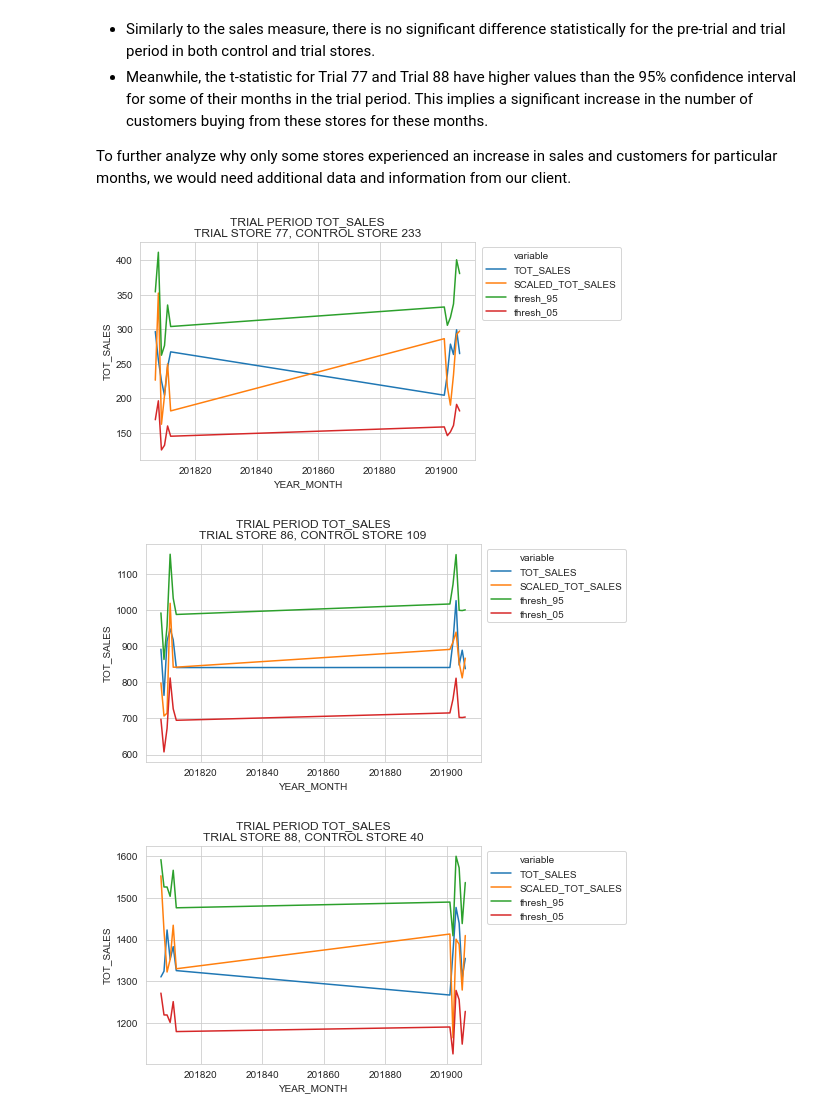
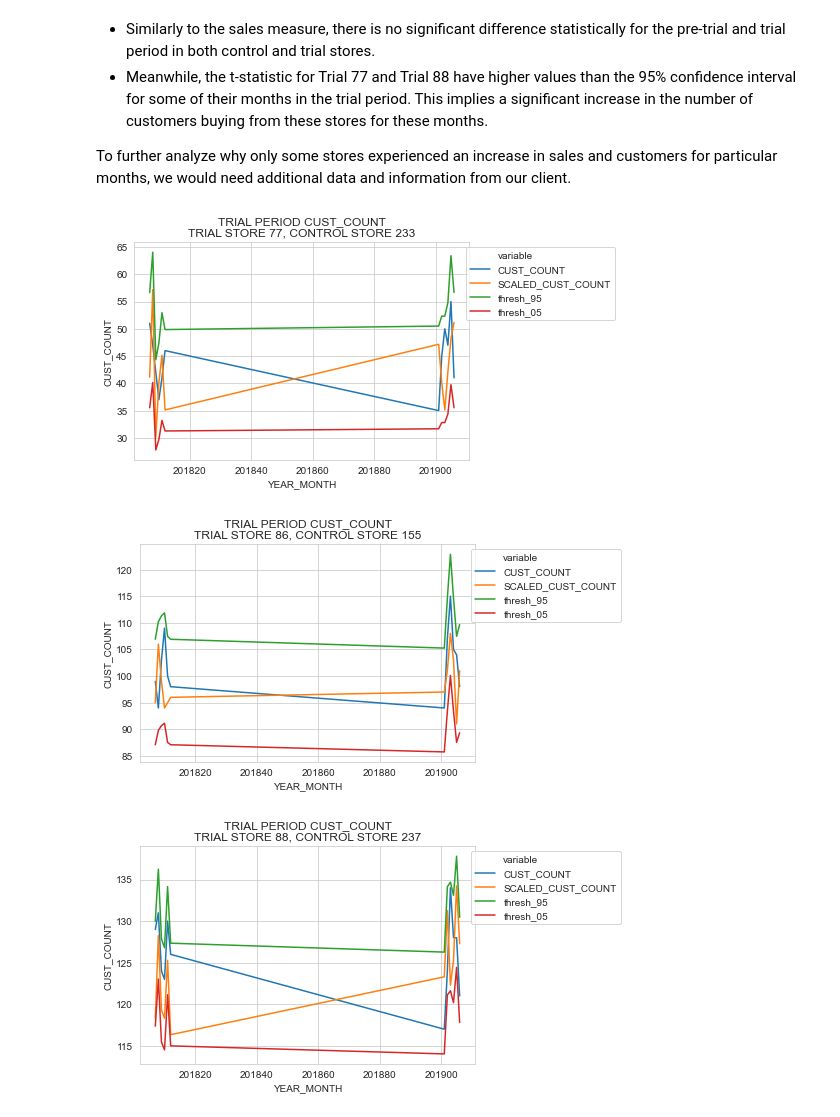
Before and after one commit to dherzey/Forage_Virtual_Internship, a Jupyter notebook: Quantium/Quantium_Task2-sample.ipynb, the cells around one changed output. Drawn from its saved outputs; the diff is of its cells as text; code cells hidden in the pictures.

Commit message:
Saved plots from Quantium notebooks

```diff
--- a/Quantium/Quantium_Task2-sample.ipynb
+++ b/Quantium/Quantium_Task2-sample.ipynb
@@ -552,7 +552,8 @@ Plot of each trial and control measures:
 
 To further analyze why only some stores experienced an increase in sales and customers for particular months, we would need additional data and information from our client.
 # %%
-controls, column = [233,109,40], 'TOT_SALES'
+# controls, column = [233,109,40], 'TOT_SALES'
+controls, column = [233,155,237], 'CUST_COUNT'
 scaled_m = scaled_measures(trials, controls, measures, column)
 
 pre_scaled_m = scaled_m[(scaled_m.YEARMONTH < 201902)]
@@ -563,35 +564,35 @@ for trial, control in zip(trials,controls):
     pre_scaled_c = pre_scaled_m[(pre_scaled_m.CONTROL_STORE_NBR==control)]
     stdev = pre_scaled_c.PERCENT_DIFF.std()
 
     x_values = {"thresh_95": [],"thresh_05": []}
+    data_c = scaled_m[(scaled_m.CONTROL_STORE_NBR==control)]
 
     for month in scaled_m.YEARMONTH.unique():
-        df_month = scaled_m[(scaled_m.CONTROL_STORE_NBR==control)&(scaled_m.YEARMONTH==month)]
+        df_month = data_c[(data_c.YEARMONTH==month)]
         mean = sum(df_month[f'{column}'],df_month[f'SCALED_{column}'])/2
 
         x_values['thresh_95'].extend(mean + (mean * stdev * 2))
         x_values['thresh_05'].extend(mean - (mean * stdev * 2))
 
-    data_c = scaled_m[(scaled_m.CONTROL_STORE_NBR==control)]
     data_c['thresh_95'] = x_values['thresh_95']
     data_c['thresh_05'] = x_values['thresh_05']
 
     data_c = data_c.melt(id_vars=['YEARMONTH'],
                          value_vars=[column,f'SCALED_{column}',
                                      'thresh_95','thresh_05'])
     plt.figure(figsize=(6,4))
     sns.lineplot(data=data_c,
                  x='YEARMONTH',
                  y='value',
                  hue='variable')
 
     plt.title(f'TRIAL PERIOD {column}\nTRIAL STORE {trial}, CONTROL STORE {control}')
     plt.xlabel('YEAR_MONTH')
     plt.ylabel(f'{column}')
     plt.legend(loc="upper right",
                bbox_to_anchor=(1.45,1))
     plt.show()
 # %% [output]
-[figure, old version]
+[figure, new version]
-[figure, old version]
+[figure, new version]
-[figure, old version]
+[figure, new version]
```
Also changed, not shown: 18 other files.
